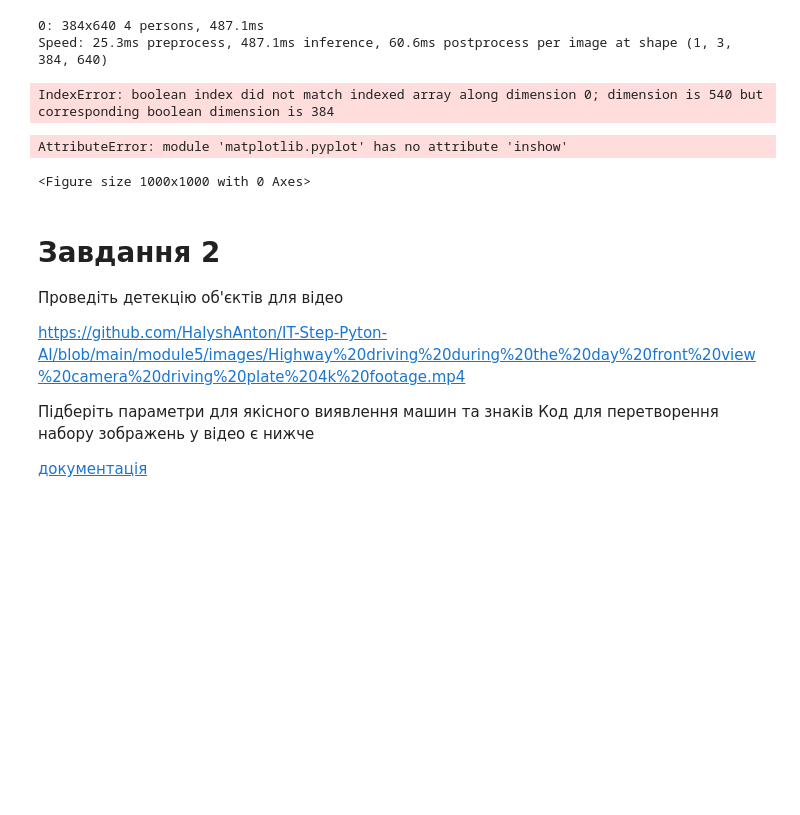
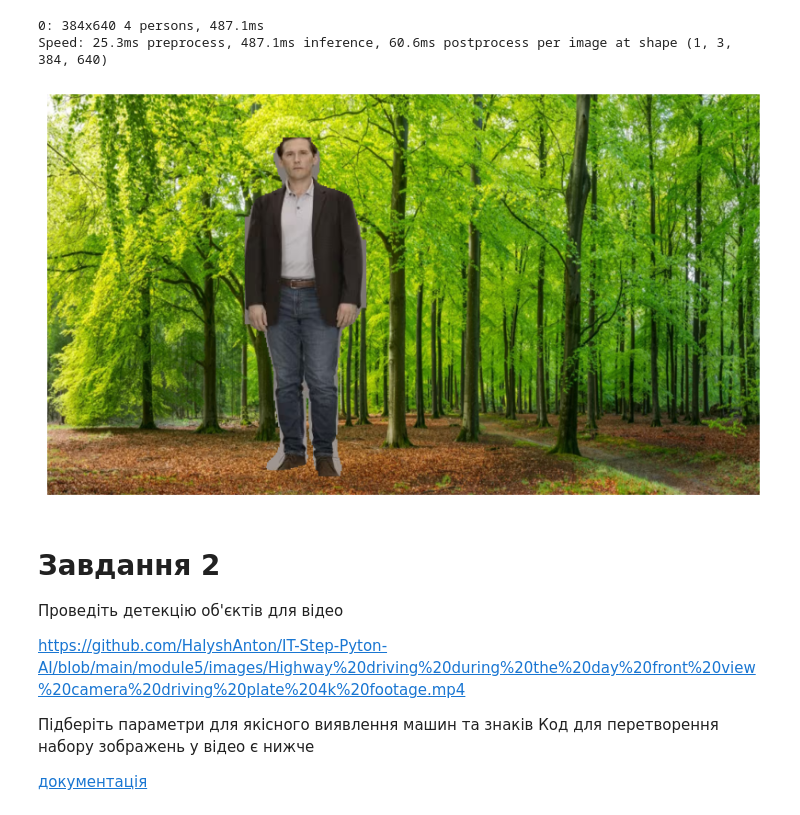
Before and after one commit to HromovAndrey/II_Homework_mood_5_part_4, a Jupyter notebook: ДЗ_18.ipynb, the cells around one changed output. Drawn from its saved outputs; the diff is of its cells as text; code cells hidden in the pictures; blank space fills up the shorter version.

```diff
--- a/ДЗ_18.ipynb
+++ b/ДЗ_18.ipynb
@@ -66,21 +66,19 @@ results = model.predict(source=people_image_cv)
 Speed: 25.3ms preprocess, 487.1ms inference, 60.6ms postprocess per image at shape (1, 3, 384, 640)
 # %%
 mask = results[0].masks.data[0].cpu().numpy()
-mask_bool = mask.astype(bool)
+mask_resized = cv2.resize(mask, (people_image_cv.shape[1], people_image_cv.shape[0]))
+mask_bool = mask_resized.astype(bool)
 # %%
 result_image = forest_image_cv.copy()
 result_image[mask_bool] = people_image_cv[mask_bool]
 result_image_rgb = cv2.cvtColor(result_image, cv2.COLOR_BGR2RGB)
-# %% [output]
-IndexError: boolean index did not match indexed array along dimension 0; dimension is 540 but corresponding boolean dimension is 384
 # %%
 plt.figure(figsize=(10, 10))
-plt.inshow(result_image_rgb)
+plt.imshow(result_image_rgb)
 plt.axis('off')
 plt.show()
 # %% [output]
-AttributeError: module 'matplotlib.pyplot' has no attribute 'inshow'
-<Figure size 1000x1000 with 0 Axes>
+[figure, added]
 # %% [markdown]
 # Завдання 2
 
```
